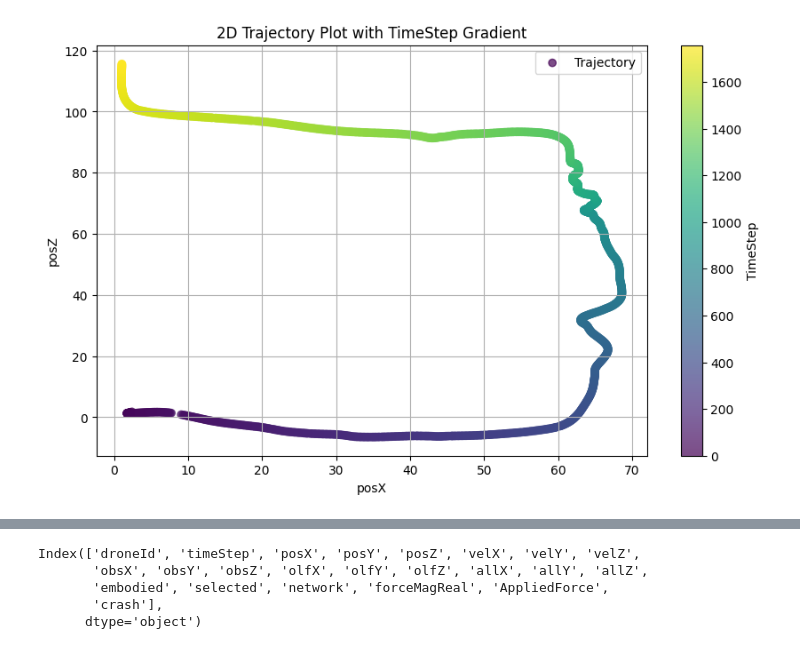
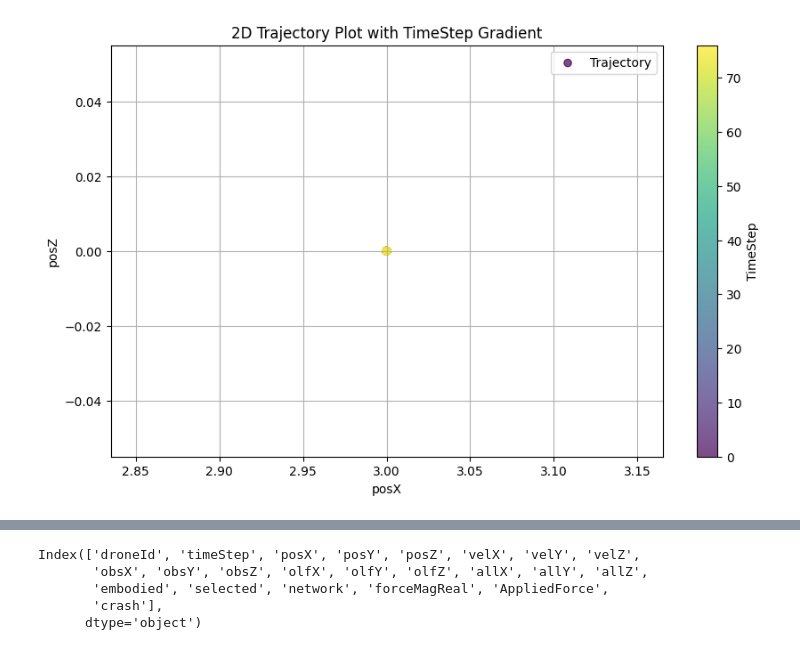
Before and after one commit to DariusGiannoli/DroneSwarmUnity, a Jupyter notebook: SoundMapping/SoundMappingUnity/trajectory.ipynb, the cells around one changed output, grey strips where cells are left out. Cells and saved outputs as stored; diff of their text form; code cells hidden in the pictures.

```diff
--- a/SoundMapping/SoundMappingUnity/trajectory.ipynb
+++ b/SoundMapping/SoundMappingUnity/trajectory.ipynb
@@ -4,5 +4,5 @@ import pandas as pd
 import matplotlib.pyplot as plt
 import seaborn as sns
 # %%
-RELATIVEPATH = 'Assets\Data\dataStudy\dataStudy_0_1_0.json'
+RELATIVEPATH = 'Assets\Data\sami\dataForce_sami_1_1_0.json'
 # %%
@@ -190,20 +191,20 @@ for drone in droneDied:
 dfCrash = df.query("crash == 1")[["obsX", "obsY", "obsZ", "olfX", "olfY", "olfZ", 'allX', 'allY', 'allZ', 'forceMagReal', 'AppliedForce', 'droneId']]
 dfHealthy = df.query("crash == 0")[["obsX", "obsY", "obsZ", "olfX", "olfY", "olfZ", 'allX', 'allY', 'allZ', 'forceMagReal', 'AppliedForce', 'droneId']]
 # %%
-dfCp = df.query("droneId == 2")
+dfCp = df.query("droneId == 0")
 
 
 plt.figure(figsize=(10, 6))
 sc = plt.scatter(dfCp['posX'], dfCp['posZ'], c=dfCp['timeStep'], cmap='viridis', label='Trajectory', alpha=0.7)
 plt.colorbar(sc, label='TimeStep')
 plt.xlabel('posX')
 plt.ylabel('posZ')
 plt.title('2D Trajectory Plot with TimeStep Gradient')
 plt.legend()
 plt.grid(True)
 plt.show()
 # %% [output]
-[figure, old version]
+[figure, new version]
 # %%
 dfHealthy.describe()
 # %% [output]
```
Also changed, not shown: parts of 6 cells of this notebook, 18 other files.
